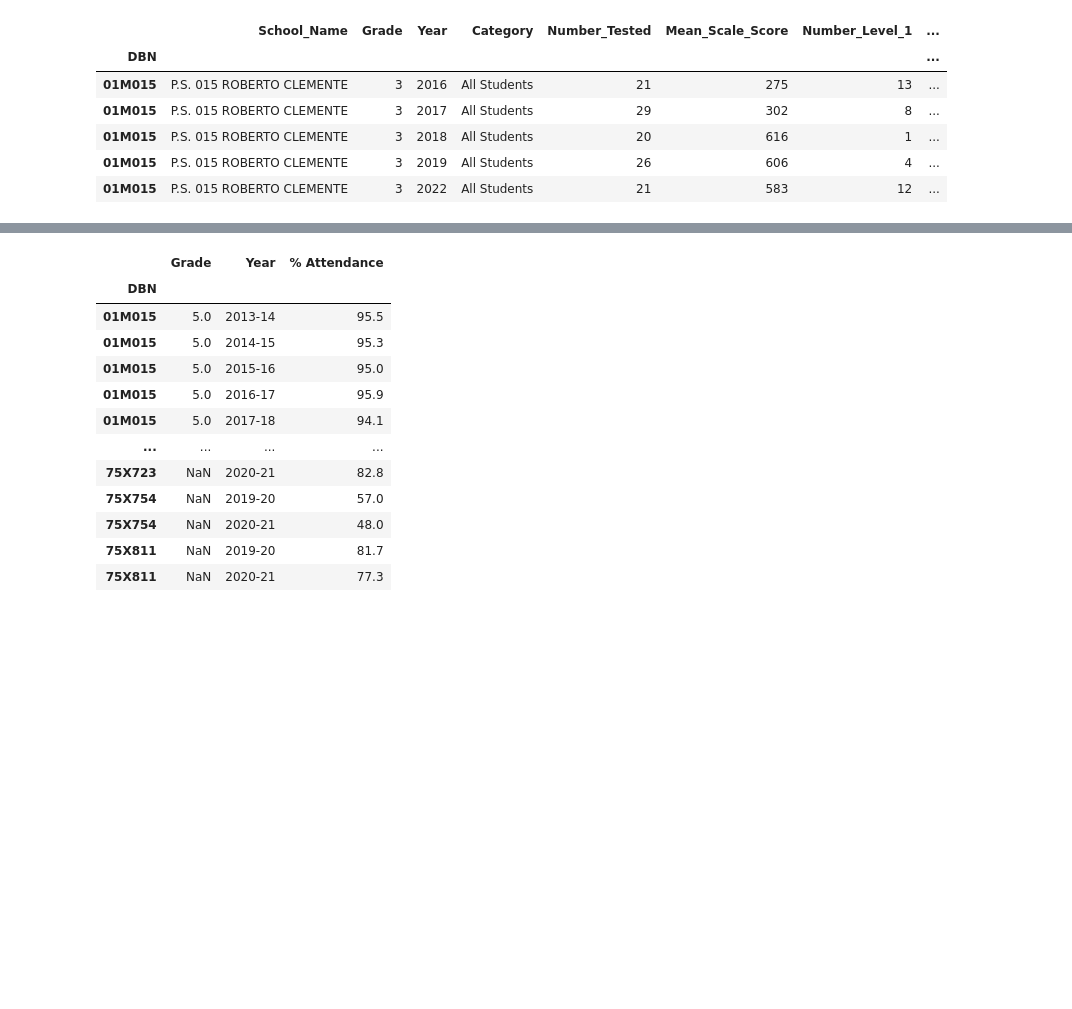
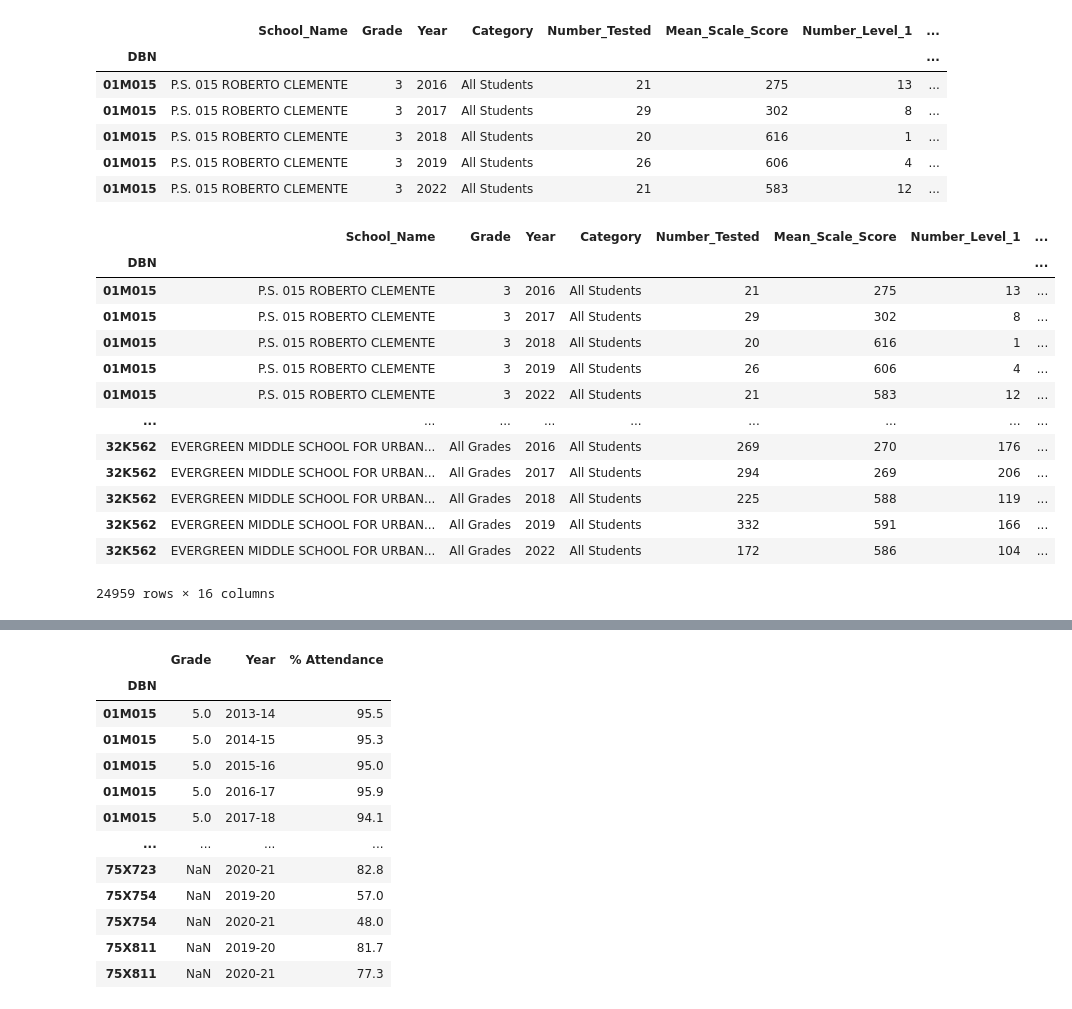
Before and after one commit to aalilyah/DS4a, a Jupyter notebook: Attendance & State Math Test.ipynb, the cells around one changed output, grey strips where cells are left out. Cells and saved outputs as stored; diff of their text form; code cells hidden in the pictures; blank space fills up the shorter version.

```diff
--- a/Attendance & State Math Test.ipynb
+++ b/Attendance & State Math Test.ipynb
@@ -22,3 +27,20 @@ fix_year_results.head()
 | 01M015 | P.S. 015 ROBERTO CLEMENTE | 3 | 2018 | All Students | 20 | 616 | 1 | ... |
 | 01M015 | P.S. 015 ROBERTO CLEMENTE | 3 | 2019 | All Students | 26 | 606 | 4 | ... |
 | 01M015 | P.S. 015 ROBERTO CLEMENTE | 3 | 2022 | All Students | 21 | 583 | 12 | ... |
+# %%
+results
+# %% [output]
+|  | School_Name | Grade | Year | Category | Number_Tested | Mean_Scale_Score | Number_Level_1 | ... |
+| DBN |  |  |  |  |  |  |  | ... |
+| 01M015 | P.S. 015 ROBERTO CLEMENTE | 3 | 2016 | All Students | 21 | 275 | 13 | ... |
+| 01M015 | P.S. 015 ROBERTO CLEMENTE | 3 | 2017 | All Students | 29 | 302 | 8 | ... |
+| 01M015 | P.S. 015 ROBERTO CLEMENTE | 3 | 2018 | All Students | 20 | 616 | 1 | ... |
+| 01M015 | P.S. 015 ROBERTO CLEMENTE | 3 | 2019 | All Students | 26 | 606 | 4 | ... |
+| 01M015 | P.S. 015 ROBERTO CLEMENTE | 3 | 2022 | All Students | 21 | 583 | 12 | ... |
+| ... | ... | ... | ... | ... | ... | ... | ... | ... |
+| 32K562 | EVERGREEN MIDDLE SCHOOL FOR URBAN... | All Grades | 2016 | All Students | 269 | 270 | 176 | ... |
+| 32K562 | EVERGREEN MIDDLE SCHOOL FOR URBAN... | All Grades | 2017 | All Students | 294 | 269 | 206 | ... |
+| 32K562 | EVERGREEN MIDDLE SCHOOL FOR URBAN... | All Grades | 2018 | All Students | 225 | 588 | 119 | ... |
+| 32K562 | EVERGREEN MIDDLE SCHOOL FOR URBAN... | All Grades | 2019 | All Students | 332 | 591 | 166 | ... |
+| 32K562 | EVERGREEN MIDDLE SCHOOL FOR URBAN... | All Grades | 2022 | All Students | 172 | 586 | 104 | ... |
+24959 rows × 16 columns
```
Also changed, not shown: parts of 9 cells of this notebook.
